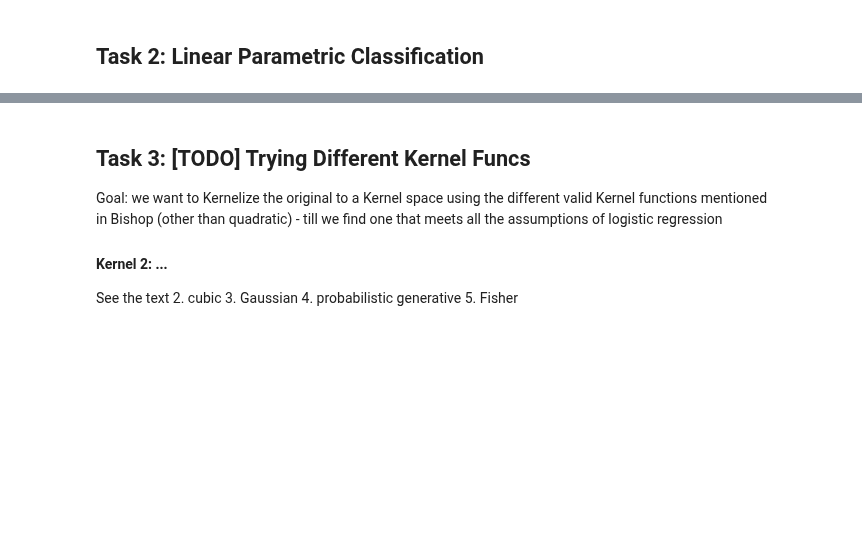
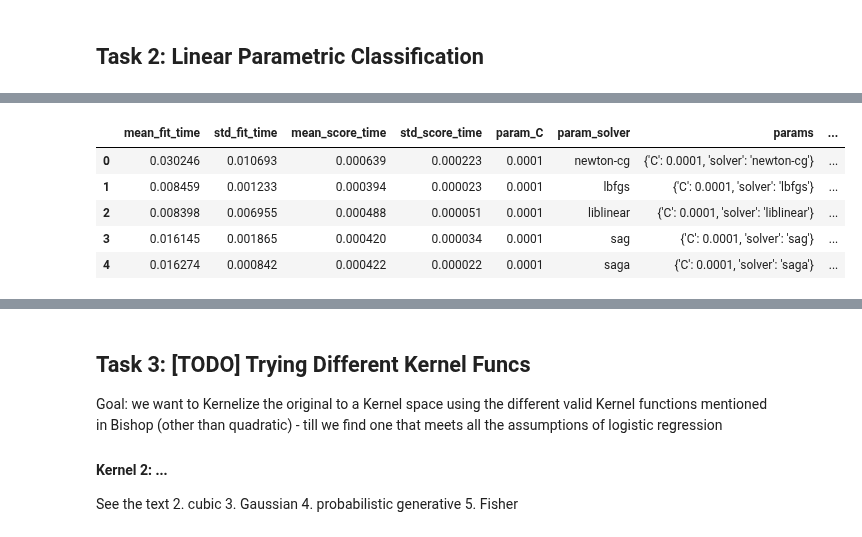
Before and after one commit to UPstartDeveloper/ML-Fundamentals-and-Apps, a Jupyter notebook: SyedRaza_Project1/SyedRaza_Project1.ipynb, the cells around one changed output, grey strips where cells are left out. Cells and saved outputs as stored; diff of their text form; code cells hidden in the pictures; blank space fills up the shorter version.

```diff
--- a/SyedRaza_Project1/SyedRaza_Project1.ipynb
+++ b/SyedRaza_Project1/SyedRaza_Project1.ipynb
@@ -300,0 +354,10 @@ As we can see from the scatter plots outputted by the previous cell, the relatio
+# %%
+df_results = pd.DataFrame(tuned_model.cv_results_)
+df_results.head()
+# %% [output]
+|  | mean_fit_time | std_fit_time | mean_score_time | std_score_time | param_C | param_solver | params | ... |
+| 0 | 0.030246 | 0.010693 | 0.000639 | 0.000223 | 0.0001 | newton-cg | {'C': 0.0001, 'solver': 'newton-cg'} | ... |
+| 1 | 0.008459 | 0.001233 | 0.000394 | 0.000023 | 0.0001 | lbfgs | {'C': 0.0001, 'solver': 'lbfgs'} | ... |
+| 2 | 0.008398 | 0.006955 | 0.000488 | 0.000051 | 0.0001 | liblinear | {'C': 0.0001, 'solver': 'liblinear'} | ... |
+| 3 | 0.016145 | 0.001865 | 0.000420 | 0.000034 | 0.0001 | sag | {'C': 0.0001, 'solver': 'sag'} | ... |
+| 4 | 0.016274 | 0.000842 | 0.000422 | 0.000022 | 0.0001 | saga | {'C': 0.0001, 'solver': 'saga'} | ... |
```
Also changed, not shown: parts of 17 cells of this notebook.
